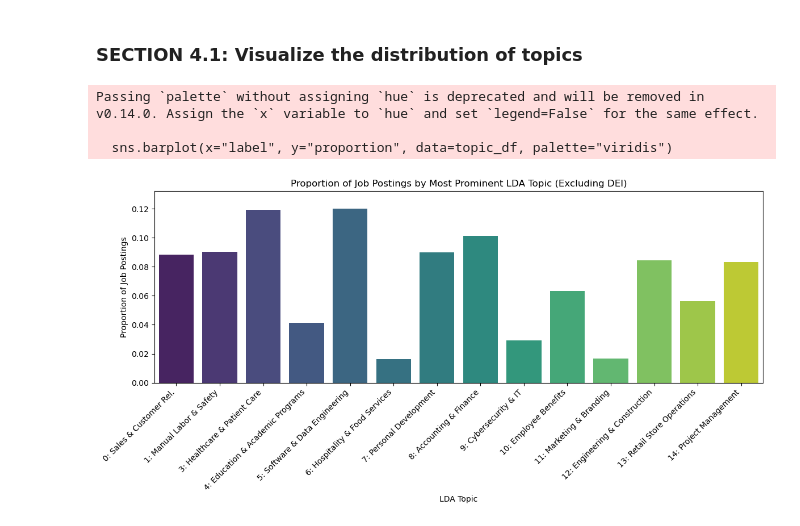
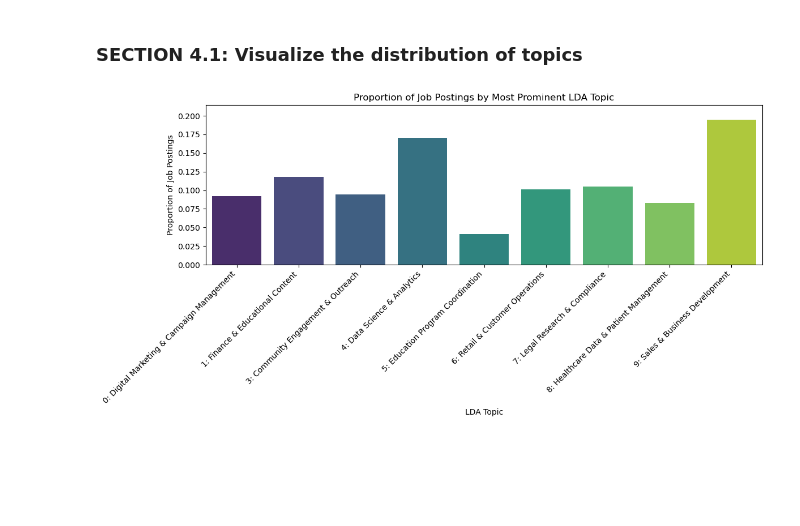
Before and after one commit to yukyungkoh/job-postings-data-project, a Jupyter notebook: 1_categorize-job-titles/3_approach3-unsupervised.ipynb, the cells around one changed output. Cells and saved outputs as stored; diff of their text form; code cells hidden in the pictures; blank space fills up the shorter version.

```diff
--- a/1_categorize-job-titles/3_approach3-unsupervised.ipynb
+++ b/1_categorize-job-titles/3_approach3-unsupervised.ipynb
@@ -524,9 +497,9 @@ It shows that the job posting #1 is comprised of 48.5% of Topic 8 + 20.2% of Top
 
 Below, I extract the most dominant topic and the associated probability for each and every job posting.
 # %%
-## --------------------------------------
-## Step 4: Assign each job to a most dominant topic
-## --------------------------------------
+# --------------------------------------
+# Step 4: Assign each job to a most dominant topic
+# --------------------------------------
 # Get dominant topic and probability for each document
 dominant_topics = []
 topic_probs = []
@@ -550,5 +523,5 @@ for bow in corpus:
 
 
 # Assign to jobs_df
-jobs_df["lda_topic_1st"] = dominant_topics
-jobs_df["lda_topic_1st_prob"] = topic_probs
+posting_df["lda_topic_1st"] = dominant_topics
+posting_df["lda_topic_1st_prob"] = topic_probs
@@ -607,9 +545,9 @@ Below, I store the full topic probability distribution for each document.
 
 I will generate a column for each topic i (jobs_df["Topic {i}"]) in the jobs_df dataframe. This column will store the percentage of the corresponding topic for each job posting.
 # %%
-## --------------------------------------
-## Step 5: Store full topic probability distributions for each document
-## --------------------------------------
+# --------------------------------------
+# Step 5: Store full topic probability distributions for each document
+# --------------------------------------
 all_topic_dists = []
 
 for bow in corpus:
@@ -626,60 +564,53 @@ topic_cols = [f"topic_{i}" for i in range(lda_model.num_topics)]
 topic_df = pd.DataFrame(all_topic_dists, columns=topic_cols)
 
 # Concatenate with original DataFrame
-jobs_df = pd.concat([jobs_df.reset_index(drop=True), topic_df], axis=1)
+posting_df = pd.concat([posting_df.reset_index(drop=True), topic_df], axis=1)
 # %% [markdown]
 ### SECTION 4.1: Visualize the distribution of topics
 # %%
-## --------------------------------------
-## Step 1: Most common topic (only dominant ones) per posting
-## --------------------------------------
+# --------------------------------------
+# Step 1: Most common topic (only dominant ones) per posting
+# --------------------------------------
 import matplotlib.pyplot as plt
 import seaborn as sns
 
 # Define topic labels excluding topic 2
 topic_labels_filtered = {
-    0: "0: Sales & Customer Rel.",
-    1: "1: Manual Labor & Safety",
-    3: "3: Healthcare & Patient Care",
-    4: "4: Education & Academic Programs",
-    5: "5: Software & Data Engineering",
-    6: "6: Hospitality & Food Services",
-    7: "7: Personal Development",
-    8: "8: Accounting & Finance",
-    9: "9: Cybersecurity & IT",
-    10: "10: Employee Benefits",
-    11: "11: Marketing & Branding",
-    12: "12: Engineering & Construction",
-    13: "13: Retail Store Operations",
-    14: "14: Project Management"
+    0: "0: Digital Marketing & Campaign Management",
+    1: "1: Finance & Educational Content",
+    2: "2: Software Development & Engineering",
+    3: "3: Community Engagement & Outreach",
+    4: "4: Data Science & Analytics",
+    5: "5: Education Program Coordination",
+    6: "6: Retail & Customer Operations",
+    7: "7: Legal Research & Compliance",
+    8: "8: Healthcare Data & Patient Management",
+    9: "9: Sales & Business Development",
 }
 
 # Filter out topic 2
-jobs_filtered = jobs_df[jobs_df["lda_topic_1st"] != 2]
+posting_filtered = posting_df[posting_df["lda_topic_1st"] != 2]
 
 # Count topic frequencies and normalize to proportions
-topic_counts = jobs_filtered["lda_topic_1st"].value_counts(normalize=True).sort_index()
+topic_counts = posting_filtered["lda_topic_1st"].value_counts(normalize=True).sort_index()
 
 # Create DataFrame for plotting
 topic_df = topic_counts.reset_index()
 topic_df.columns = ["topic_id", "proportion"]
 topic_df["label"] = topic_df["topic_id"].map(topic_labels_filtered)
 
 # Plot
 plt.figure(figsize=(12, 6))
-sns.barplot(x="label", y="proportion", data=topic_df, palette="viridis")
+sns.barplot(x="label", y="proportion", data=topic_df, palette="viridis",  hue="label", legend=False)
 
-plt.title("Proportion of Job Postings by Most Prominent LDA Topic (Excluding DEI)")
+plt.title("Proportion of Job Postings by Most Prominent LDA Topic")
 plt.xlabel("LDA Topic")
 plt.ylabel("Proportion of Job Postings")
 plt.xticks(rotation=45, ha="right")
 plt.ylim(0, topic_df["proportion"].max() * 1.1)
 
 plt.tight_layout()
 plt.show()
 # %% [output]
-Passing `palette` without assigning `hue` is deprecated and will be removed in v0.14.0. Assign the `x` variable to `hue` and set `legend=False` for the same effect.
-
-  sns.barplot(x="label", y="proportion", data=topic_df, palette="viridis")
-[figure, old version]
+[figure, new version]
 # %%
```
Also changed, not shown: parts of 43 cells of this notebook, 1 other file.
